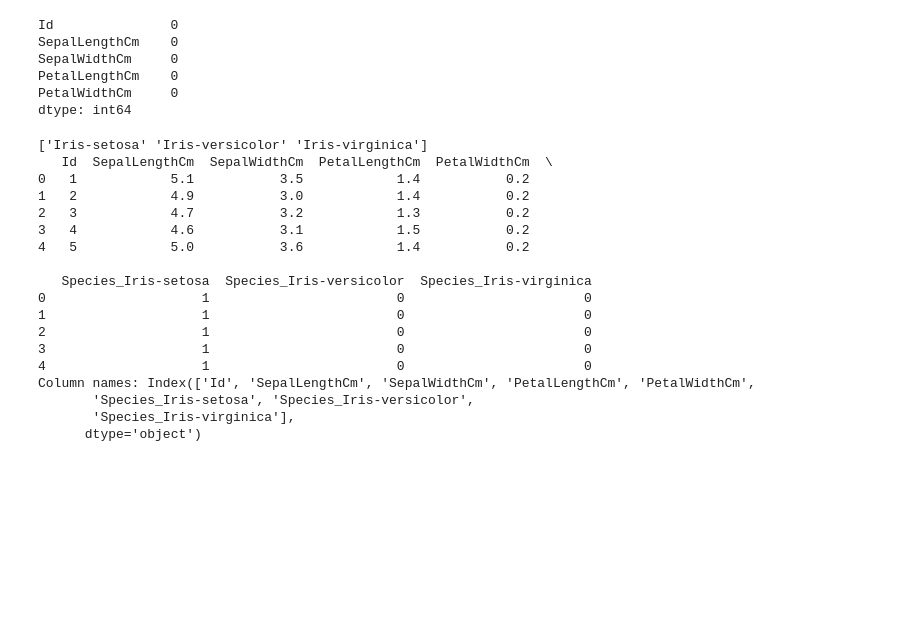
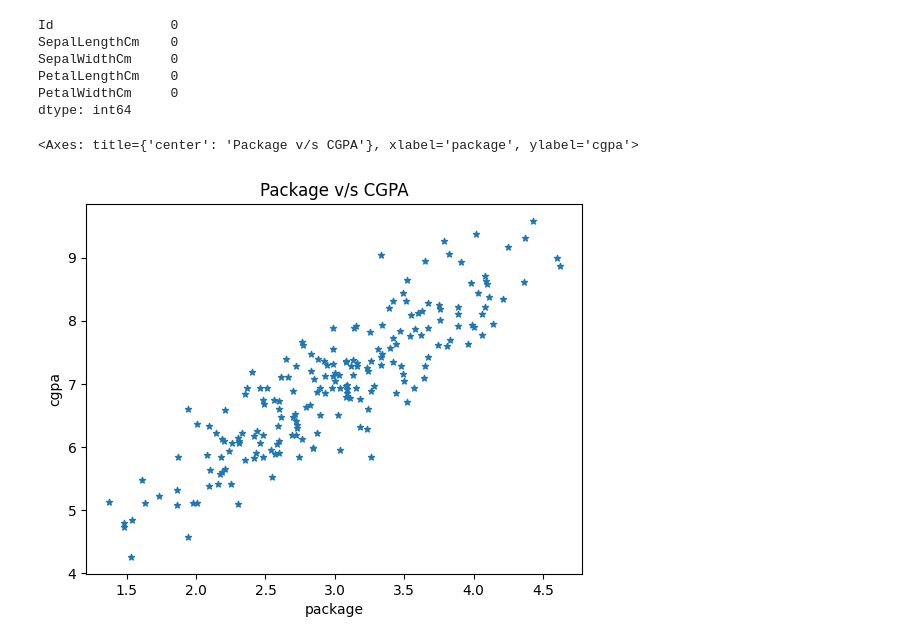
Before and after one commit to harsh-raj1995/coding-practice, a Jupyter notebook: 19_july_.ipynb, the cells around one changed output. Cells and saved outputs as stored; diff of their text form; code cells hidden in the pictures; blank space fills up the shorter version.

```diff
--- a/19_july_.ipynb
+++ b/19_july_.ipynb
@@ -128,31 +128,8 @@ SepalWidthCm     0
 PetalLengthCm    0
 PetalWidthCm     0
 dtype: int64
-# %%
-categorical_column = 'Species'
-if categorical_column in data.columns:
-  print(data[categorical_column].unique())
-  data_encoded = pd.get_dummies(data, columns = [categorical_column],dtype=int)
-  print(data_encoded.head())
-  print("Column names:",data_encoded.columns)
-else:
-  print(f"Column '(categorical_column)' does not exist in the dataset.")
-# %% [output]
-['Iris-setosa' 'Iris-versicolor' 'Iris-virginica']
-   Id  SepalLengthCm  SepalWidthCm  PetalLengthCm  PetalWidthCm  \
-0   1            5.1           3.5            1.4           0.2
-1   2            4.9           3.0            1.4           0.2
-2   3            4.7           3.2            1.3           0.2
-3   4            4.6           3.1            1.5           0.2
-4   5            5.0           3.6            1.4           0.2
-
-   Species_Iris-setosa  Species_Iris-versicolor  Species_Iris-virginica
-0                    1                        0                       0
-1                    1                        0                       0
-2                    1                        0                       0
-3                    1                        0                       0
-4                    1                        0                       0
-Column names: Index(['Id', 'SepalLengthCm', 'SepalWidthCm', 'PetalLengthCm', 'PetalWidthCm',
-       'Species_Iris-setosa', 'Species_Iris-versicolor',
-       'Species_Iris-virginica'],
-      dtype='object')
+# %%
+imp.plot(kind = 'scatter', x = 'package',y = 'cgpa',title = 'Package v/s CGPA',marker='*')
+# %% [output]
+<Axes: title={'center': 'Package v/s CGPA'}, xlabel='package', ylabel='cgpa'>
+[figure, added]
```
Also changed, not shown: parts of 1 cell of this notebook.
